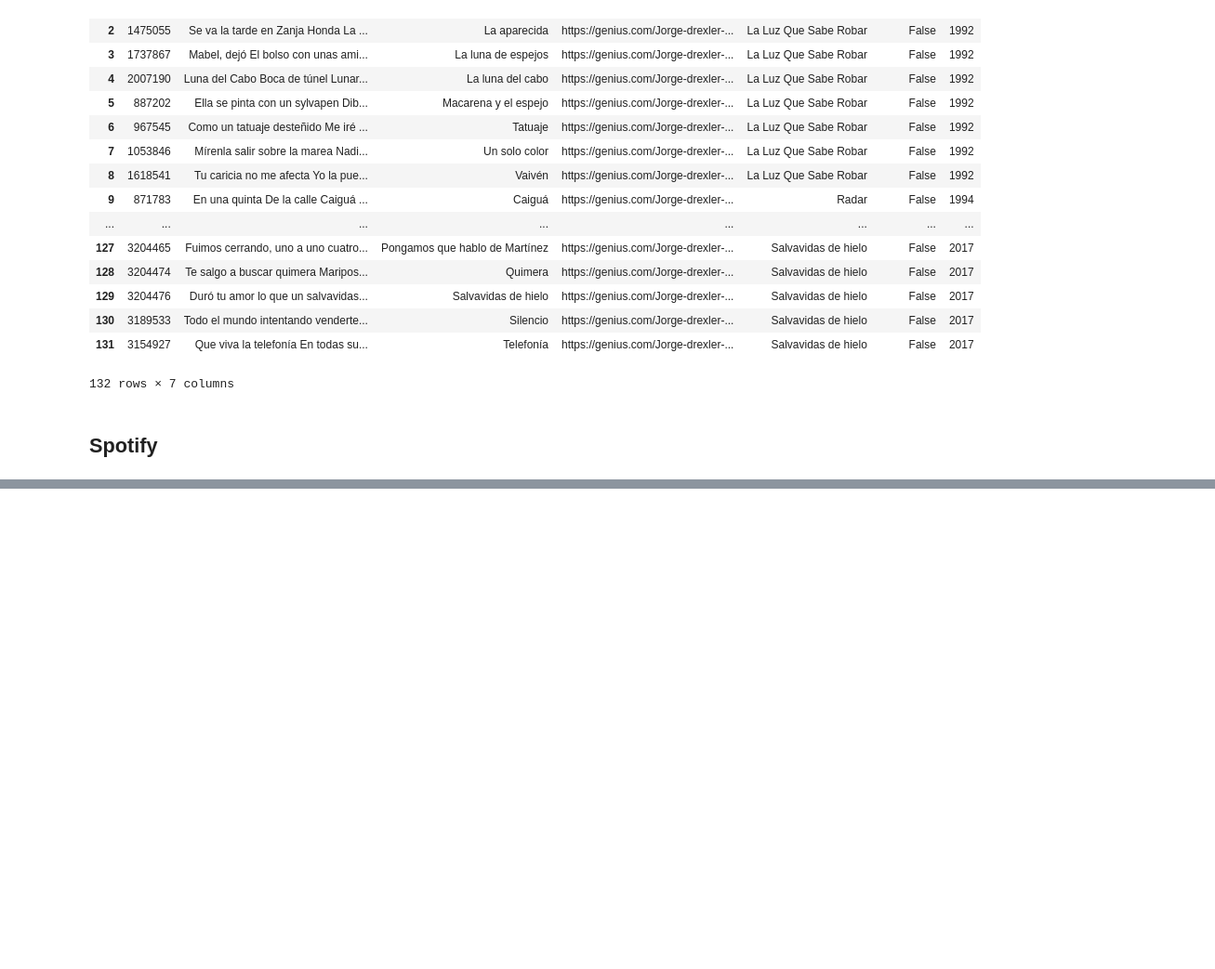
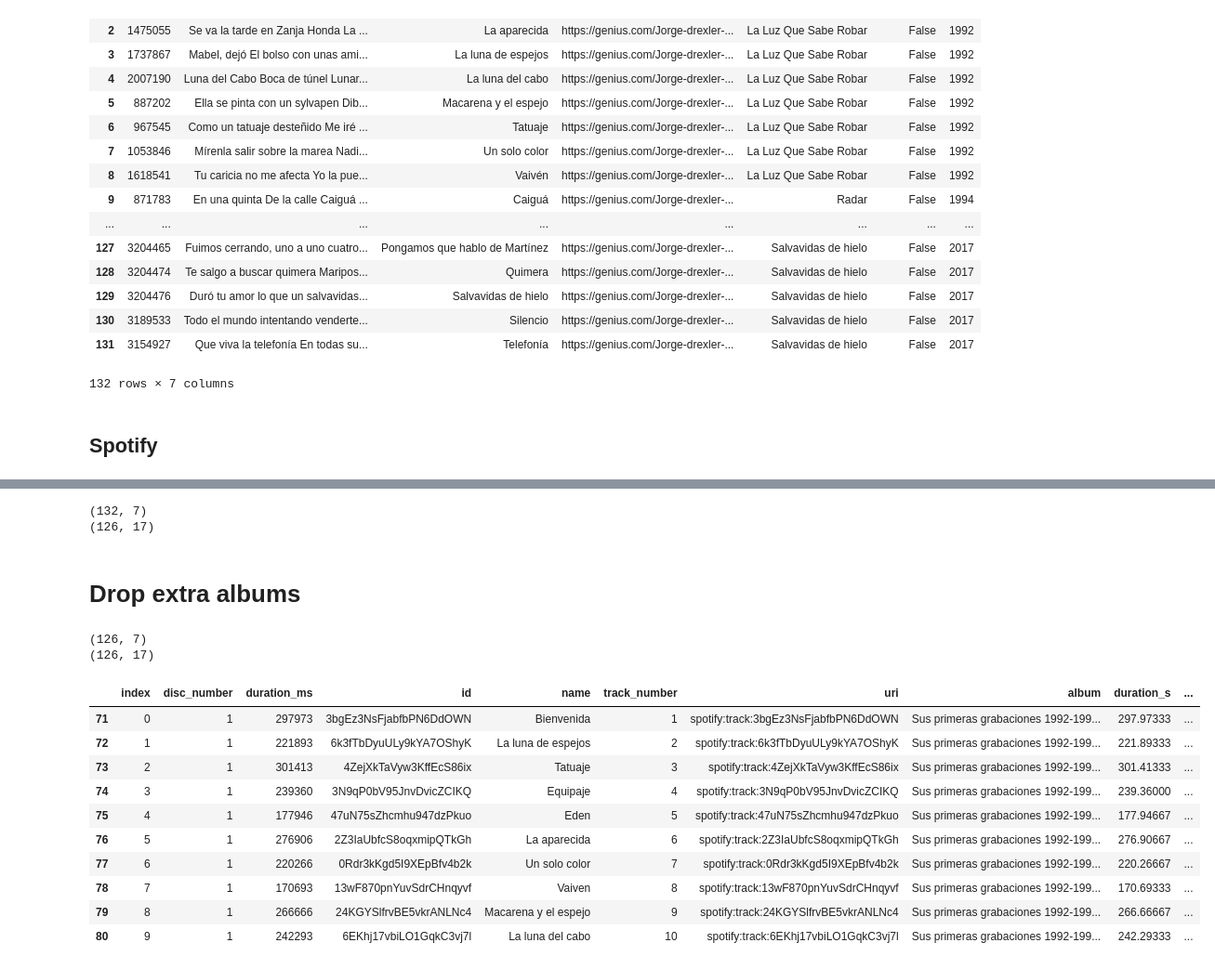
Before and after one commit to alexing/datadata, a Jupyter notebook: drexler_dataset_builder.ipynb, the cells around one changed output, grey strips where cells are left out. Shown: that part at 93% size. Cells and saved outputs as stored; diff of their text form; code cells hidden in the pictures; blank space fills up the shorter version.

```diff
--- a/drexler_dataset_builder.ipynb
+++ b/drexler_dataset_builder.ipynb
@@ -624,0 +658,8 @@ spotify_raw_df
+# %%
+print(genius_df.shape)
+print(spotify_raw_df.shape)
+# %% [output]
+(132, 7)
+(126, 17)
+# %% [markdown]
+# Drop extra albums
@@ -624,0 +669,21 @@ spotify_raw_df
+# %%
+print(genius_df.shape)
+print(spotify_raw_df.shape)
+# %% [output]
+(126, 7)
+(126, 17)
+# %%
+spotify_raw_df[(spotify_raw_df['album'] == 'Sus primeras grabaciones 1992-1994 (La luz que sabe robar- Radar)') &
+              (spotify_raw_df['disc_number'] == 1)]
+# %% [output]
+|  | index | disc_number | duration_ms | id | name | track_number | uri | album | duration_s | ... |
+| 71 | 0 | 1 | 297973 | 3bgEz3NsFjabfbPN6DdOWN | Bienvenida | 1 | spotify:track:3bgEz3NsFjabfbPN6DdOWN | Sus primeras grabaciones 1992-199... | 297.97333 | ... |
+| 72 | 1 | 1 | 221893 | 6k3fTbDyuULy9kYA7OShyK | La luna de espejos | 2 | spotify:track:6k3fTbDyuULy9kYA7OShyK | Sus primeras grabaciones 1992-199... | 221.89333 | ... |
+| 73 | 2 | 1 | 301413 | 4ZejXkTaVyw3KffEcS86ix | Tatuaje | 3 | spotify:track:4ZejXkTaVyw3KffEcS86ix | Sus primeras grabaciones 1992-199... | 301.41333 | ... |
+| 74 | 3 | 1 | 239360 | 3N9qP0bV95JnvDvicZCIKQ | Equipaje | 4 | spotify:track:3N9qP0bV95JnvDvicZCIKQ | Sus primeras grabaciones 1992-199... | 239.36000 | ... |
+| 75 | 4 | 1 | 177946 | 47uN75sZhcmhu947dzPkuo | Eden | 5 | spotify:track:47uN75sZhcmhu947dzPkuo | Sus primeras grabaciones 1992-199... | 177.94667 | ... |
+| 76 | 5 | 1 | 276906 | 2Z3IaUbfcS8oqxmipQTkGh | La aparecida | 6 | spotify:track:2Z3IaUbfcS8oqxmipQTkGh | Sus primeras grabaciones 1992-199... | 276.90667 | ... |
+| 77 | 6 | 1 | 220266 | 0Rdr3kKgd5I9XEpBfv4b2k | Un solo color | 7 | spotify:track:0Rdr3kKgd5I9XEpBfv4b2k | Sus primeras grabaciones 1992-199... | 220.26667 | ... |
+| 78 | 7 | 1 | 170693 | 13wF870pnYuvSdrCHnqyvf | Vaiven | 8 | spotify:track:13wF870pnYuvSdrCHnqyvf | Sus primeras grabaciones 1992-199... | 170.69333 | ... |
+| 79 | 8 | 1 | 266666 | 24KGYSlfrvBE5vkrANLNc4 | Macarena y el espejo | 9 | spotify:track:24KGYSlfrvBE5vkrANLNc4 | Sus primeras grabaciones 1992-199... | 266.66667 | ... |
+| 80 | 9 | 1 | 242293 | 6EKhj17vbiLO1GqkC3vj7l | La luna del cabo | 10 | spotify:track:6EKhj17vbiLO1GqkC3vj7l | Sus primeras grabaciones 1992-199... | 242.29333 | ... |
```
Also changed, not shown: parts of 8 cells of this notebook, 2 other files.
